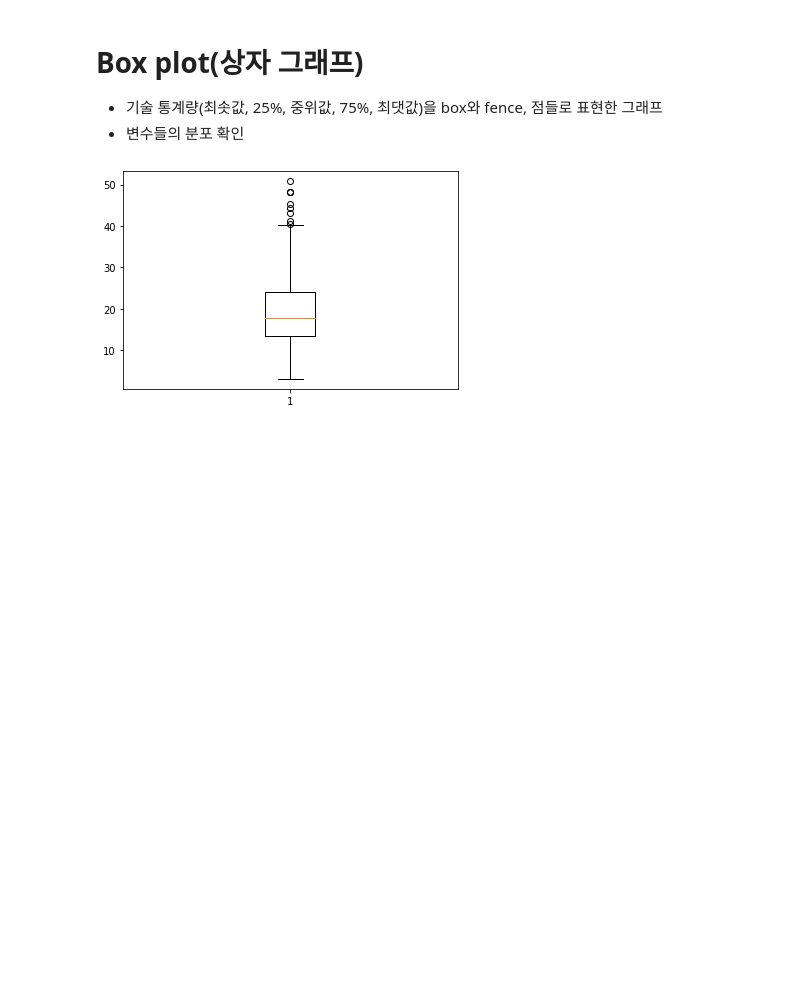
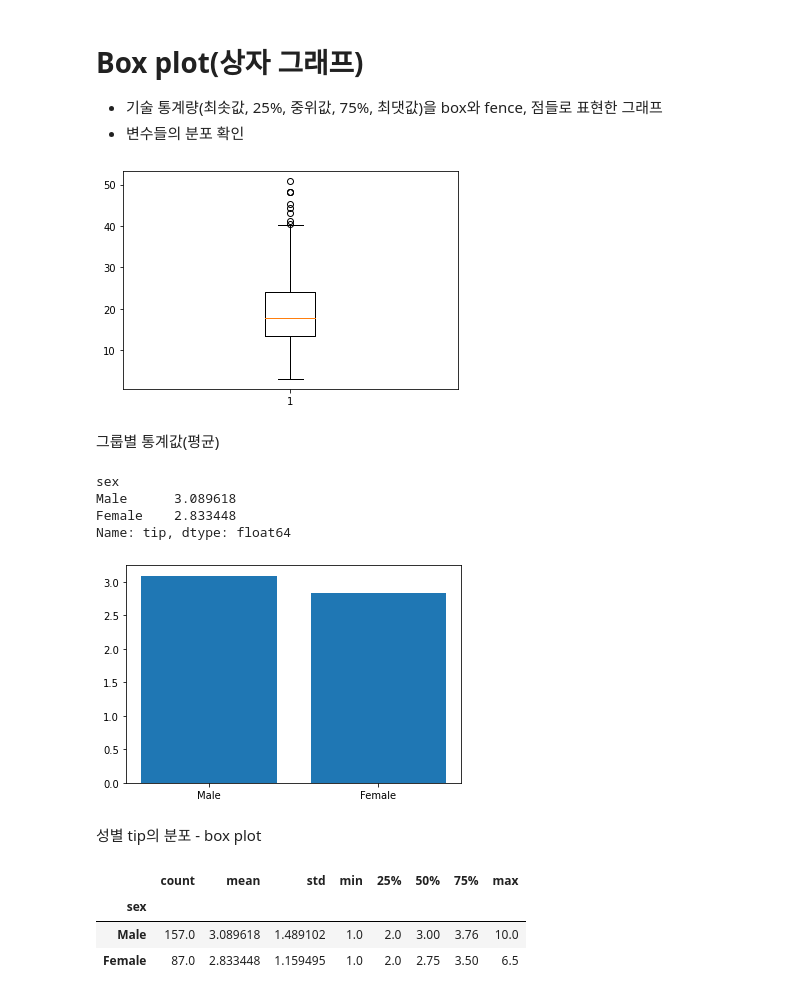
Before and after one commit to JakeOh/202103_itw_pyda_wkd, a Jupyter notebook: da09_visualization.ipynb, the cells around one changed output. Drawn from its saved outputs; the diff is of its cells as text; code cells hidden in the pictures; blank space fills up the shorter version.

```diff
--- a/da09_visualization.ipynb
+++ b/da09_visualization.ipynb
@@ -129,3 +129,28 @@ plt.boxplot(x=tips['total_bill'])
 plt.show()
 # %% [output]
 [figure]
+# %% [markdown]
+그룹별 통계값(평균)
+# %%
+# 성별 tip의 평균
+tip_by_gender = tips.groupby('sex')['tip'].mean()
+tip_by_gender
+# %% [output]
+sex
+Male      3.089618
+Female    2.833448
+Name: tip, dtype: float64
+# %%
+plt.bar(x=tip_by_gender.index, height=tip_by_gender.values)
+plt.show()
+# %% [output]
+[figure, added]
+# %% [markdown]
+성별 tip의 분포 - box plot
+# %%
+tips.groupby('sex')['tip'].describe()
+# %% [output]
+|  | count | mean | std | min | 25% | 50% | 75% | max |
+| sex |  |  |  |  |  |  |  |  |
+| Male | 157.0 | 3.089618 | 1.489102 | 1.0 | 2.0 | 3.00 | 3.76 | 10.0 |
+| Female | 87.0 | 2.833448 | 1.159495 | 1.0 | 2.0 | 2.75 | 3.50 | 6.5 |
```
Also changed, not shown: parts of 44 cells of this notebook.
